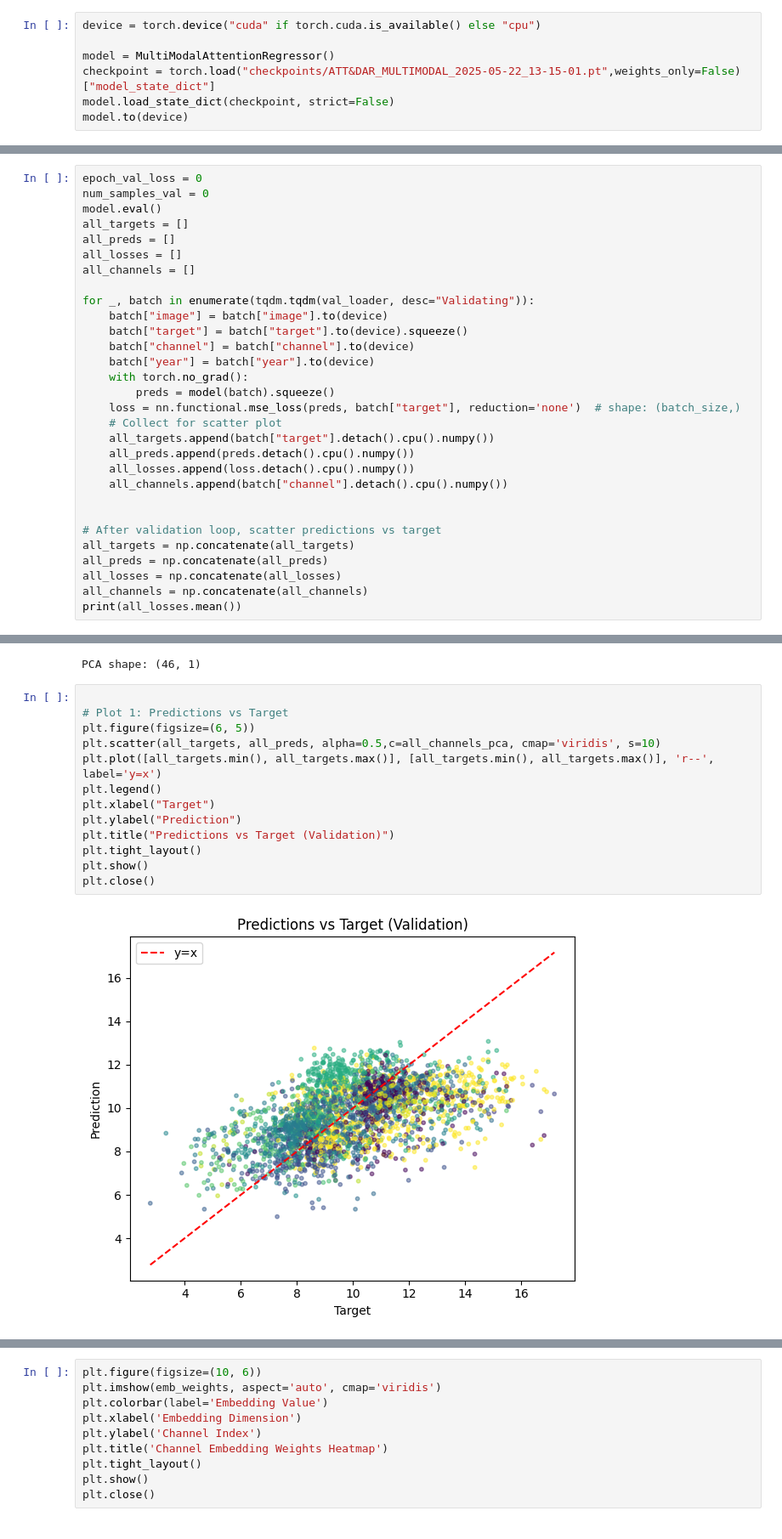
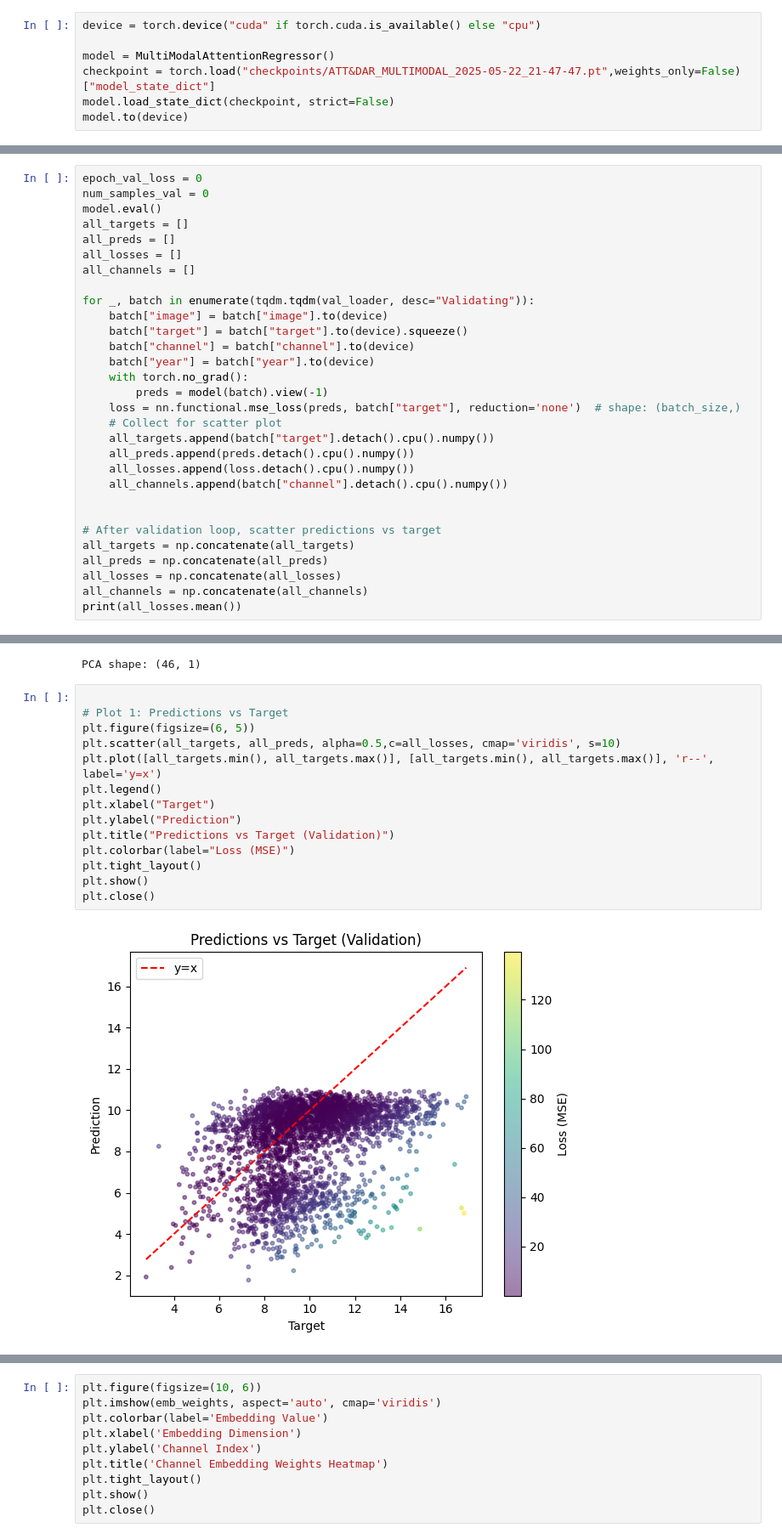
Before and after one commit to keyvanatt/MODAL, a Jupyter notebook: analyseModele.ipynb, the cells around one changed output, grey strips where cells are left out. Shown at 85% size. Saved outputs shown, nothing was run; the diff lists cells and outputs as text.

```diff
--- a/analyseModele.ipynb
+++ b/analyseModele.ipynb
@@ -12,7 +12,7 @@ import tqdm
 device = torch.device("cuda" if torch.cuda.is_available() else "cpu")
 
 model = MultiModalAttentionRegressor()
-checkpoint = torch.load("checkpoints/ATT&DAR_MULTIMODAL_2025-05-22_13-15-01.pt",weights_only=False)["model_state_dict"]
+checkpoint = torch.load("checkpoints/ATT&DAR_MULTIMODAL_2025-05-22_21-47-47.pt",weights_only=False)["model_state_dict"]
 model.load_state_dict(checkpoint, strict=False)
 model.to(device)
 # %% [output]
@@ -78,7 +78,7 @@ for _, batch in enumerate(tqdm.tqdm(val_loader, desc="Validating")):
     batch["channel"] = batch["channel"].to(device)
     batch["year"] = batch["year"].to(device)
     with torch.no_grad():
-        preds = model(batch).squeeze()
+        preds = model(batch).view(-1)
     loss = nn.functional.mse_loss(preds, batch["target"], reduction='none')  # shape: (batch_size,)
     # Collect for scatter plot
     all_targets.append(batch["target"].detach().cpu().numpy())
@@ -112,18 +112,19 @@ PCA shape: (46, 1)
 # %%
 
 # Plot 1: Predictions vs Target
 plt.figure(figsize=(6, 5))
-plt.scatter(all_targets, all_preds, alpha=0.5,c=all_channels_pca, cmap='viridis', s=10)
+plt.scatter(all_targets, all_preds, alpha=0.5,c=all_losses, cmap='viridis', s=10)
 plt.plot([all_targets.min(), all_targets.max()], [all_targets.min(), all_targets.max()], 'r--', label='y=x')
 plt.legend()
 plt.xlabel("Target")
 plt.ylabel("Prediction")
 plt.title("Predictions vs Target (Validation)")
+plt.colorbar(label="Loss (MSE)")
 plt.tight_layout()
 plt.show()
 plt.close()
 # %% [output]
-[figure, old version]
+[figure, new version]
 # %%
 # Plot 2: Loss vs Target
 plt.figure(figsize=(6, 5))
```
Also changed, not shown: parts of 8 cells of this notebook, 4 other files.
